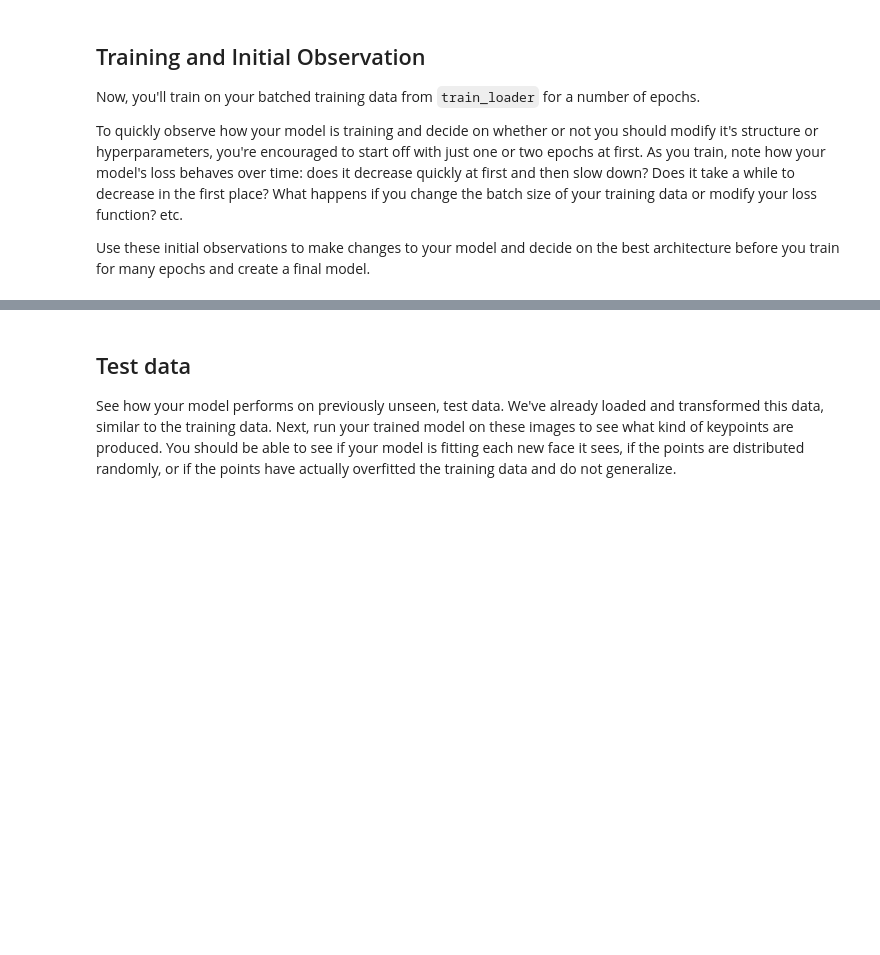
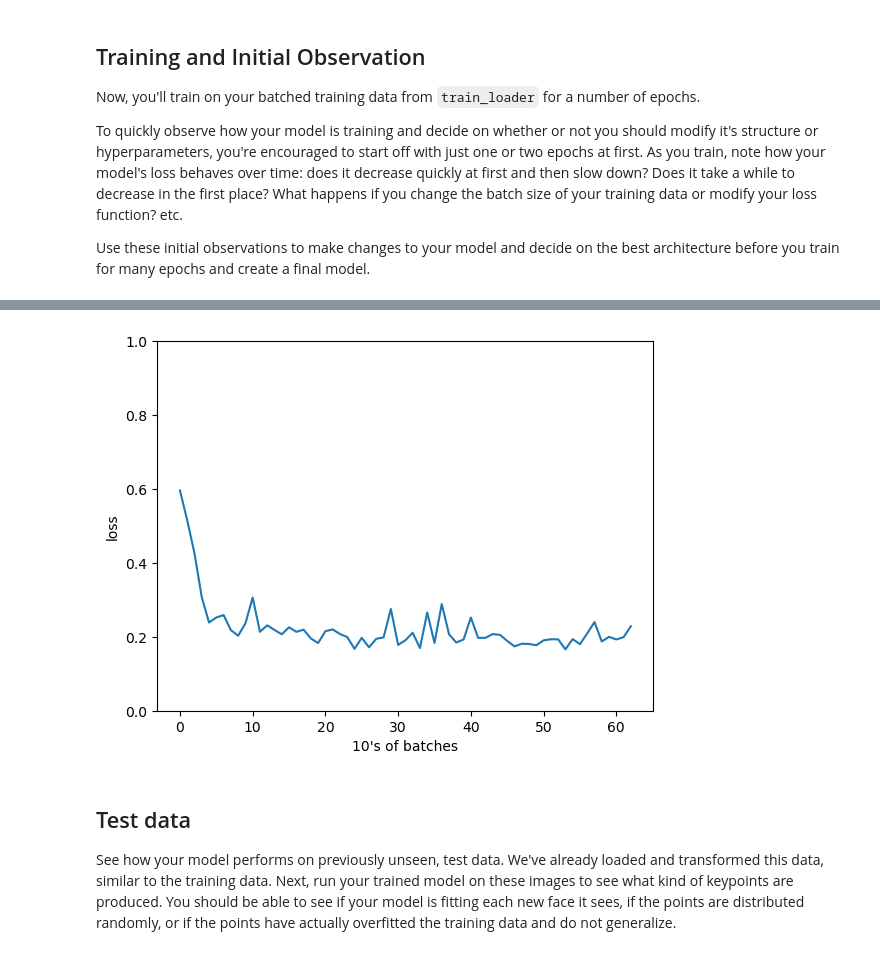
Before and after one commit to DavidDaoTu/nd-cv-facial-keypoin-detection, a Jupyter notebook: 2. Define the Network Architecture.ipynb, the cells around one changed output, grey strips where cells are left out. Saved outputs shown, nothing was run; the diff lists cells and outputs as text; code cells hidden in the pictures; blank space fills up the shorter version.

```diff
--- a/2. Define the Network Architecture.ipynb
+++ b/2. Define the Network Architecture.ipynb
@@ -155,7 +168,7 @@ Decide on a good batch size for training your model. Try both small and large ba
 **Note for Windows users**: Please change the `num_workers` to 0 or you may face some issues with your DataLoader failing.
 # %%
 # load training data in batches
-batch_size = 10
+batch_size = 16
 
 train_loader = DataLoader(transformed_dataset,
                           batch_size=batch_size,
@@ -304,9 +336,11 @@ Next, you'll define how the model will train by deciding on the loss function an
 ## TODO: Define the loss and optimization
 import torch.optim as optim
 
-criterion = None
+criterion = nn.MSELoss()
+# criterion = nn.L1Loss()
+# criterion = nn.SmoothL1Loss()
 
-optimizer = None
+optimizer = optim.Adam(net.parameters(), lr = 0.0001)
 # %% [markdown]
 ## Training and Initial Observation
 
@@ -320,6 +354,8 @@ def train_net(n_epochs):
 
     # prepare the net for training
     net.train()
+
+    loss_over_time = [] # to track the loss as the network trains
 
     for epoch in range(n_epochs):  # loop over the dataset multiple times
 
@@ -356,13 +392,20 @@ def train_net(n_epochs):
             # print loss statistics
             # to convert loss into a scalar and add it to the running_loss, use .item()
             running_loss += loss.item()
+            # print("Running Loss = ", running_loss)
             if batch_i % 10 == 9:    # print every 10 batches
-                print('Epoch: {}, Batch: {}, Avg. Loss: {}'.format(epoch + 1, batch_i+1, running_loss/1000))
+                avg_loss = running_loss/10
+                # record and print the avg loss over the 10 batches
+                loss_over_time.append(avg_loss)
+                print('Epoch: {}, Batch: {}, Avg. Loss: {}'.format(epoch + 1,
+                                                                   batch_i+1,
+                                                                   avg_loss))
                 running_loss = 0.0
 
     print('Finished Training')
+    return loss_over_time
 # %%
 # train your network
-n_epochs = 1 # start small, and increase when you've decided on your model structure and hyperparams
+n_epochs = 3 # start small, and increase when you've decided on your model structure and hyperparams
 
-train_net(n_epochs)
+training_loss = train_net(n_epochs)
@@ -369,3 +430,12 @@ train_net(n_epochs)
+# %%
+# visualize the loss as the network trained
+plt.plot(training_loss)
+plt.xlabel(f'10\'s of batches')
+plt.ylabel('loss')
+plt.ylim(0, 1) # consistent scale
+plt.show()
+# %% [output]
+[figure, added]
 # %% [markdown]
 ## Test data
 
```
Also changed, not shown: parts of 22 cells of this notebook, 6 other files.
